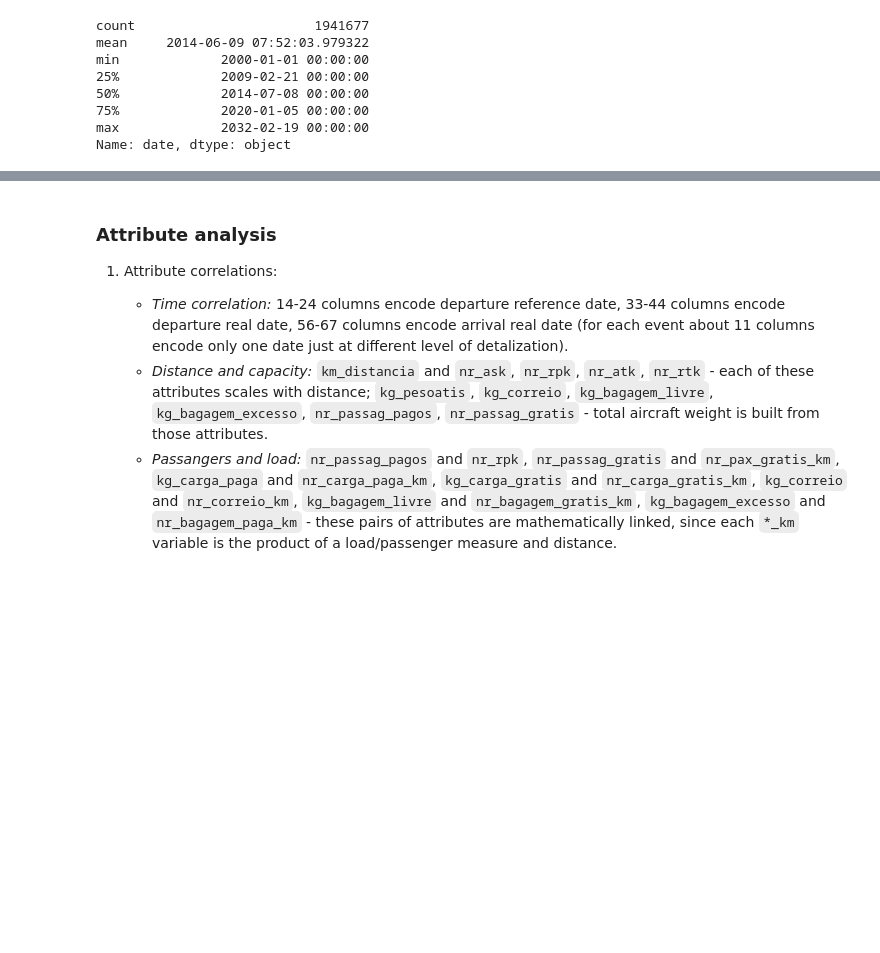
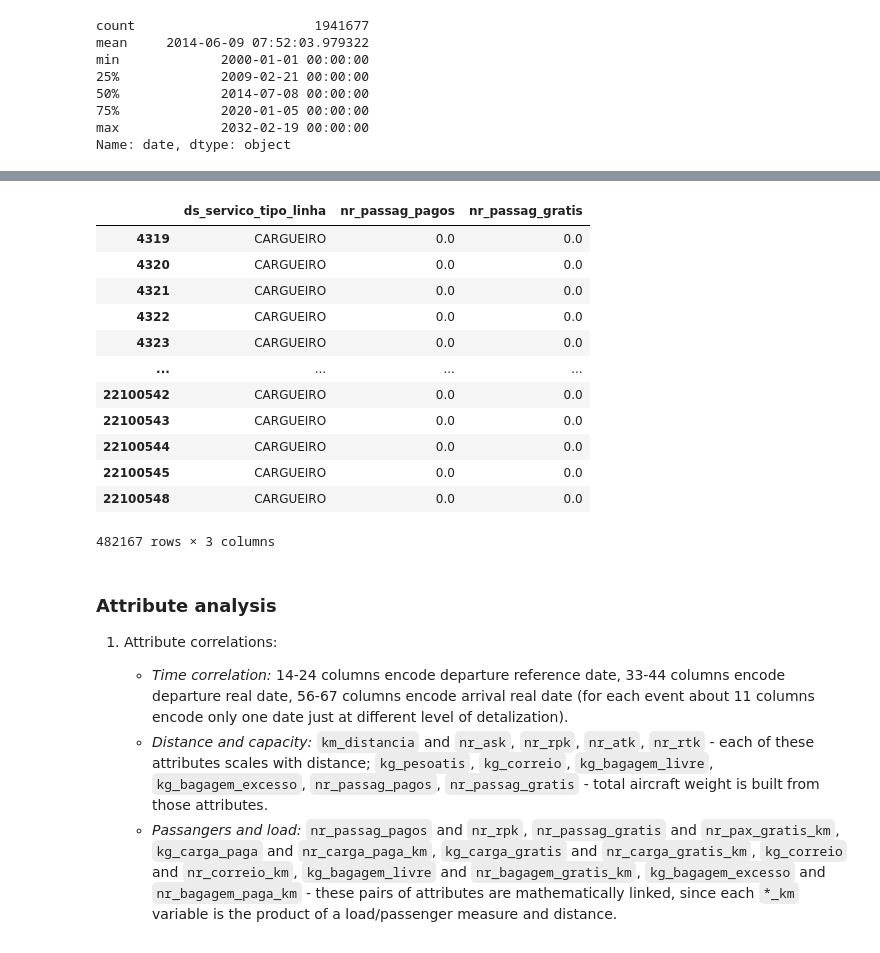
Before and after one commit to SavIvan24/Predicting-Monthly-Passenger-Air-Traffic-in-Brazil, a Jupyter notebook: data_understanding.ipynb, the cells around one changed output, grey strips where cells are left out. Saved outputs shown, nothing was run; the diff lists cells and outputs as text; code cells hidden in the pictures; blank space fills up the shorter version.

```diff
--- a/data_understanding.ipynb
+++ b/data_understanding.ipynb
@@ -467,3 +502,19 @@ Name: date, dtype: object
+# %%
+not_identified_flights2[not_identified_flights2['ds_servico_tipo_linha'] == 'CARGUEIRO']
+# %% [output]
+|  | ds_servico_tipo_linha | nr_passag_pagos | nr_passag_gratis |
+| 4319 | CARGUEIRO | 0.0 | 0.0 |
+| 4320 | CARGUEIRO | 0.0 | 0.0 |
+| 4321 | CARGUEIRO | 0.0 | 0.0 |
+| 4322 | CARGUEIRO | 0.0 | 0.0 |
+| 4323 | CARGUEIRO | 0.0 | 0.0 |
+| ... | ... | ... | ... |
+| 22100542 | CARGUEIRO | 0.0 | 0.0 |
+| 22100543 | CARGUEIRO | 0.0 | 0.0 |
+| 22100544 | CARGUEIRO | 0.0 | 0.0 |
+| 22100545 | CARGUEIRO | 0.0 | 0.0 |
+| 22100548 | CARGUEIRO | 0.0 | 0.0 |
+482167 rows × 3 columns
 # %% [markdown]
 ### Attribute analysis
 
```
Also changed, not shown: parts of 6 cells of this notebook, 1 other file.
